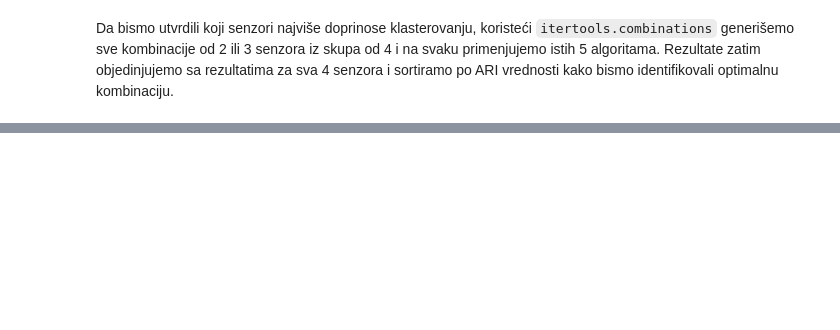
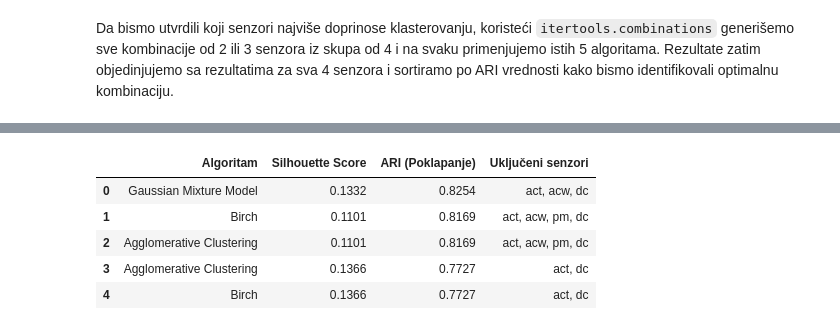
Before and after one commit to matejasilva/IP2_MEx_clustering, a Jupyter notebook: MEx.ipynb, the cells around one changed output, grey strips where cells are left out. Saved outputs shown, nothing was run; the diff lists cells and outputs as text; code cells hidden in the pictures; blank space fills up the shorter version.

```diff
--- a/MEx.ipynb
+++ b/MEx.ipynb
@@ -449,0 +512,41 @@ display(df_combined)
+# %%
+results_comb_adv = []
+
+for subset in subsets:
+    features_list_advanced = []
+    labels_list = []
+    for key in data_preprocessed.keys():
+        s, ex, trial = key
+        session_features = []
+        for sensor in subset:
+            sensor_data = data_preprocessed[key][sensor].iloc[:, 1:].values.astype(float)
+            use_adv = (sensor in ['act', 'acw'])
+            session_features.extend(extract_features(sensor_data, include_advanced=use_adv))
+        features_list_advanced.append(session_features)
+        labels_list.append(ex)
+    X_raw_adv = np.array(features_list_advanced)
+    y = np.array(labels_list)
+    X_adv = StandardScaler().fit_transform(X_raw_adv)
+    for name, algo in algorithms.items():
+        labels = algo.fit_predict(X_adv)
+        ari = adjusted_rand_score(y, labels)
+        sil = silhouette_score(X_adv, labels)
+        results_comb_adv.append({
+            "Algoritam": name,
+            "Silhouette Score": round(sil, 4),
+            "Uključeni senzori": ", ".join(subset),
+            "ARI (Poklapanje)": round(ari, 4)
+        })
+# %%
+df_subset_results_adv = pd.DataFrame(results_comb_adv)
+df_results_adv["Uključeni senzori"] = "act, acw, pm, dc"
+df_combined_adv = pd.concat([df_results_adv, df_subset_results_adv], ignore_index=True)
+df_combined_adv = df_combined_adv.sort_values(by="ARI (Poklapanje)", ascending=False).reset_index(drop=True)
+display(df_combined_adv.head(5))
+# %% [output]
+|  | Algoritam | Silhouette Score | ARI (Poklapanje) | Uključeni senzori |
+| 0 | Gaussian Mixture Model | 0.1332 | 0.8254 | act, acw, dc |
+| 1 | Birch | 0.1101 | 0.8169 | act, acw, pm, dc |
+| 2 | Agglomerative Clustering | 0.1101 | 0.8169 | act, acw, pm, dc |
+| 3 | Agglomerative Clustering | 0.1366 | 0.7727 | act, dc |
+| 4 | Birch | 0.1366 | 0.7727 | act, dc |
```
Also changed, not shown: parts of 6 cells of this notebook.
